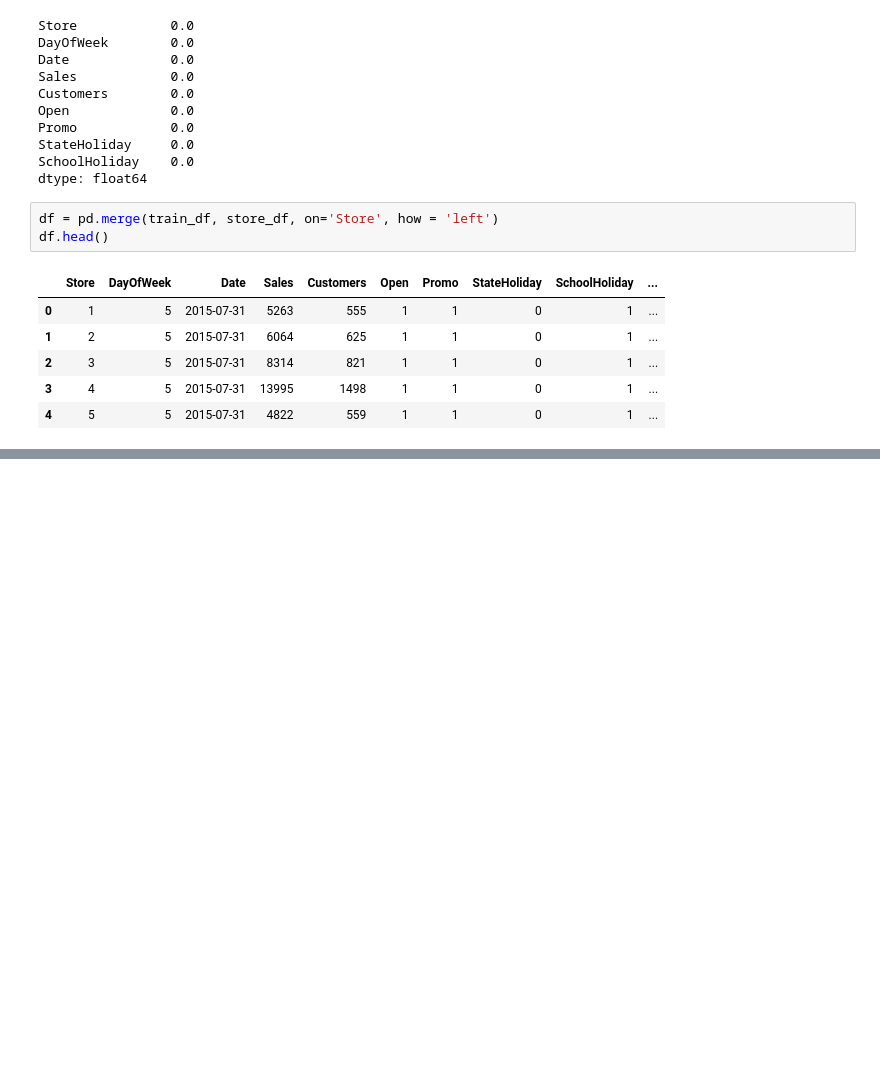
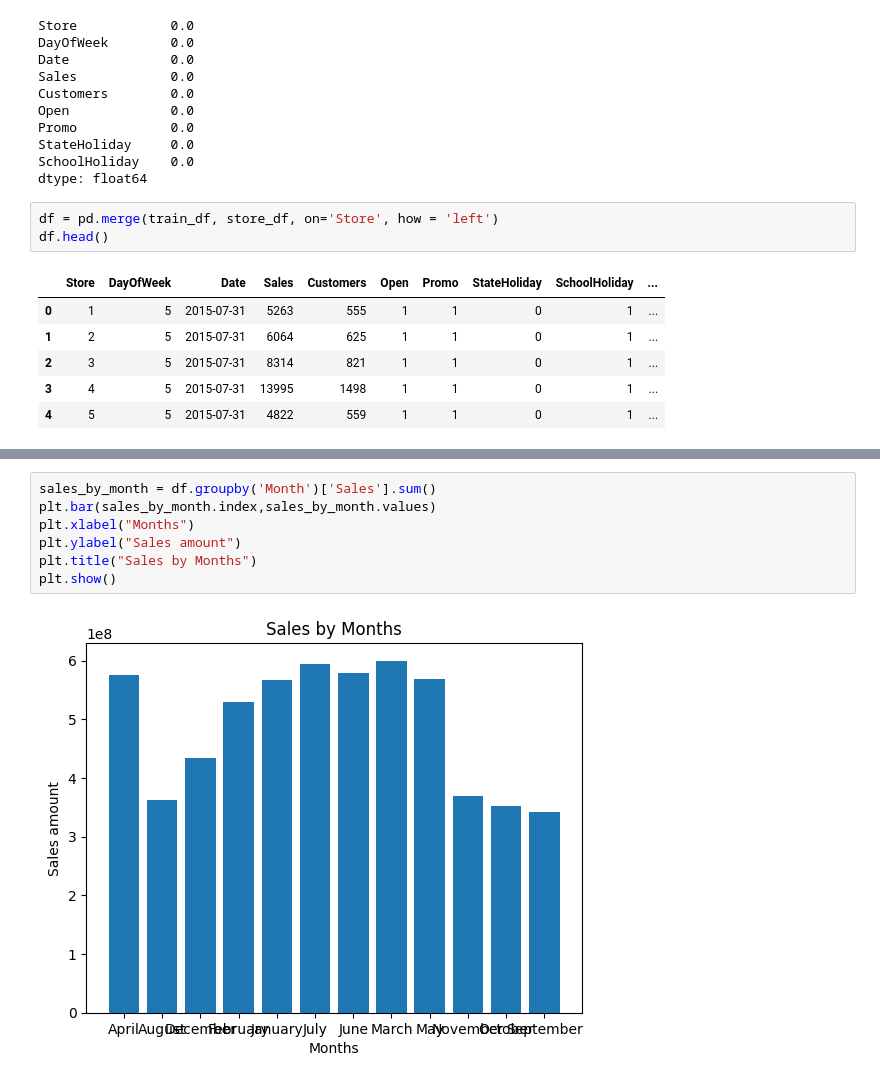
Before and after one commit to prathamesh0902/competitor_analysis, a Jupyter notebook: analysis.ipynb, the cells around one changed output, grey strips where cells are left out. Cells and saved outputs as stored; diff of their text form; blank space fills up the shorter version.

```diff
--- a/analysis.ipynb
+++ b/analysis.ipynb
@@ -68,0 +94,9 @@ df.head()
+# %%
+sales_by_month = df.groupby('Month')['Sales'].sum()
+plt.bar(sales_by_month.index,sales_by_month.values)
+plt.xlabel("Months")
+plt.ylabel("Sales amount")
+plt.title("Sales by Months")
+plt.show()
+# %% [output]
+[figure, added]
```
Also changed, not shown: parts of 11 cells of this notebook, 2 other files.
